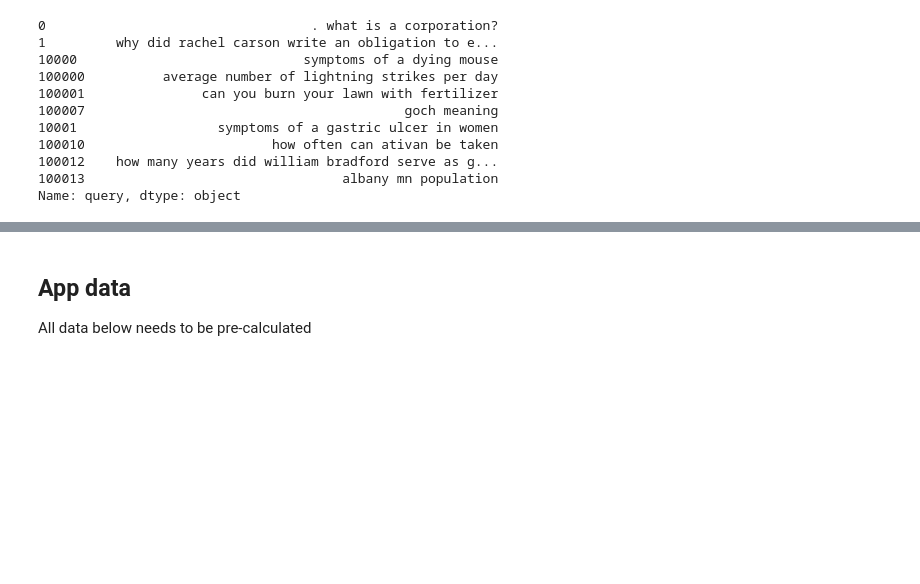
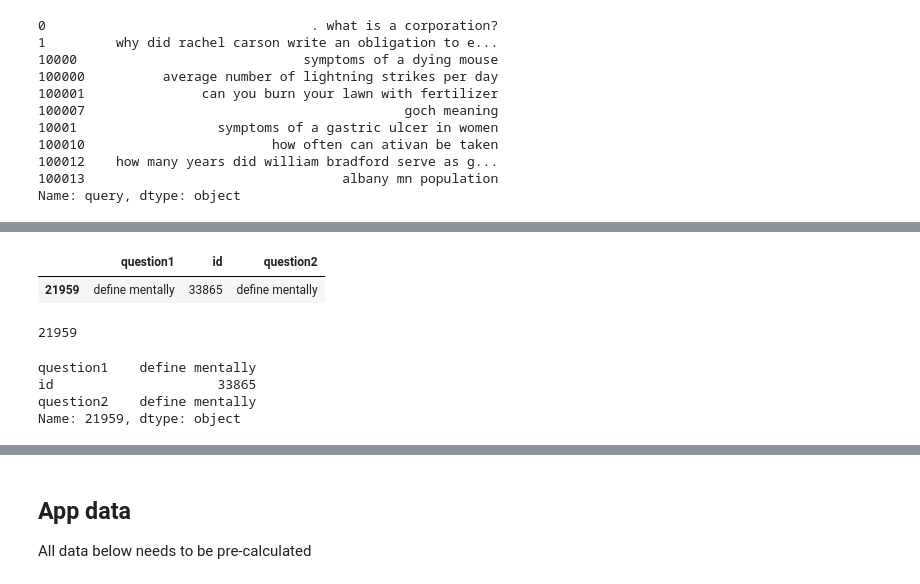
Before and after one commit to jason-sa/question_intent_classification, a Jupyter notebook: py_files/Q&A bot POC.ipynb, the cells around one changed output, grey strips where cells are left out. Cells and saved outputs as stored; diff of their text form; code cells hidden in the pictures; blank space fills up the shorter version.

```diff
--- a/py_files/Q&A bot POC.ipynb
+++ b/py_files/Q&A bot POC.ipynb
@@ -123,0 +171,16 @@ feature_transformation = Pipeline(
+# %%
+X[X.question1 == 'define mentally']
+# %% [output]
+|  | question1 | id | question2 |
+| 21959 | define mentally | 33865 | define mentally |
+# %%
+X.index.get_loc(21959)
+# %% [output]
+21959
+# %%
+X.iloc[X.index.get_loc(21959)]
+# %% [output]
+question1    define mentally
+id                     33865
+question2    define mentally
+Name: 21959, dtype: object
```
Also changed, not shown: parts of 12 cells of this notebook.
